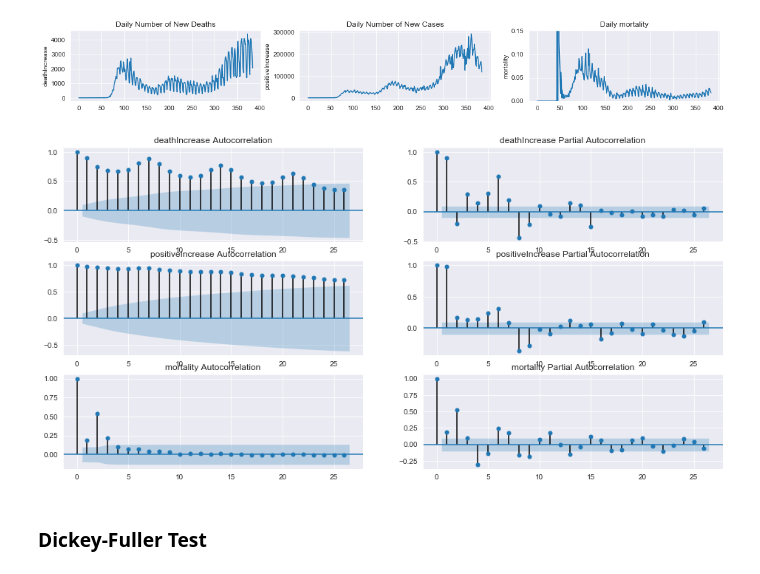
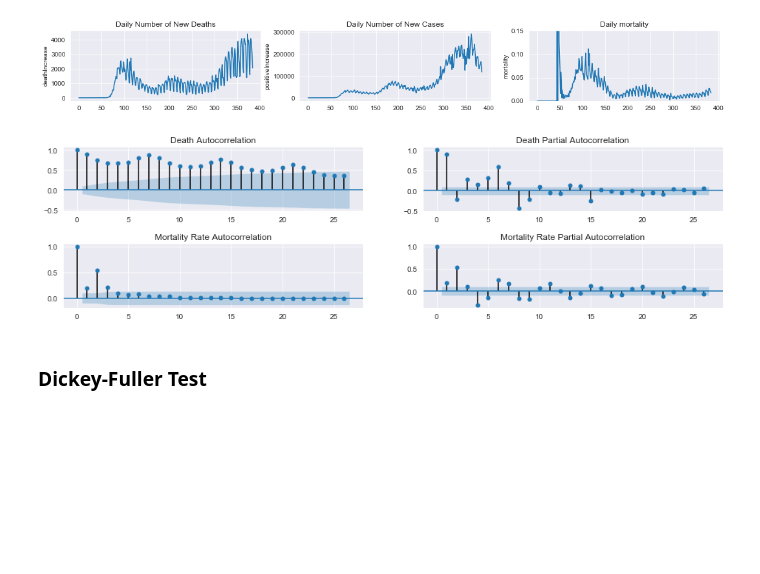
Before and after one commit to ghcn345/Coronavirus-Prediction, a Jupyter notebook: temp.ipynb, the cells around one changed output. Cells and saved outputs as stored; diff of their text form; code cells hidden in the pictures; blank space fills up the shorter version.

```diff
--- a/temp.ipynb
+++ b/temp.ipynb
@@ -143,15 +143,14 @@ ax[2].set_ylim(0, 0.15)
 [figure]
 # %%
 # Plot deaths ACF & PACF
-fig, ax = plt.subplots(3, 2, figsize=(16,8))
-plot_acf(df.deathIncrease, title='deathIncrease Autocorrelation', ax=ax[0][0]);
-plot_pacf(df.deathIncrease, title='deathIncrease Partial Autocorrelation', ax=ax[0][1]);
-plot_acf(df.positiveIncrease, title='positiveIncrease Autocorrelation', ax=ax[1][0]);
-plot_pacf(df.positiveIncrease, title='positiveIncrease Partial Autocorrelation', ax=ax[1][1]);
-plot_acf(df.mortality, title='mortality Autocorrelation', ax=ax[2][0]);
-plot_pacf(df.mortality, title='mortality Partial Autocorrelation', ax=ax[2][1]);
+fig, ax = plt.subplots(2, 2, figsize=(16,4), facecolor='White')
+plot_acf(df.deathIncrease, title='Death Autocorrelation', ax=ax[0][0]);
+plot_pacf(df.deathIncrease, title='Death Partial Autocorrelation', ax=ax[0][1]);
+plot_acf(df.mortality, title='Mortality Rate Autocorrelation', ax=ax[1][0]);
+plt.subplots_adjust(hspace = 0.5)
+plot_pacf(df.mortality, title='Mortality Rate Partial Autocorrelation', ax=ax[1][1]);
 # %% [output]
-[figure, old version]
+[figure, new version]
 # %% [markdown]
 ### Dickey-Fuller Test
 # %%
```
Also changed, not shown: parts of 26 cells of this notebook.
